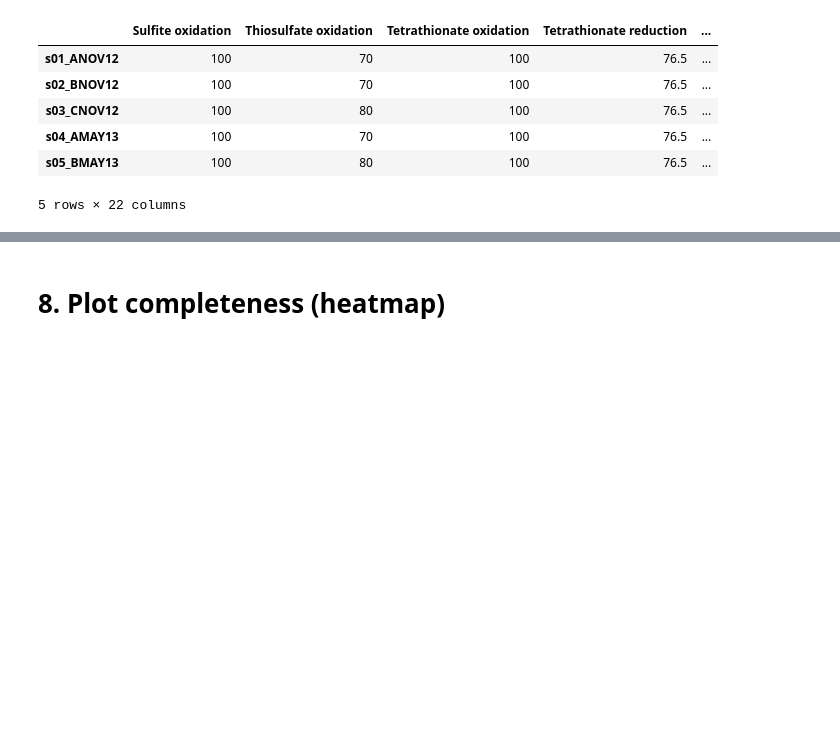
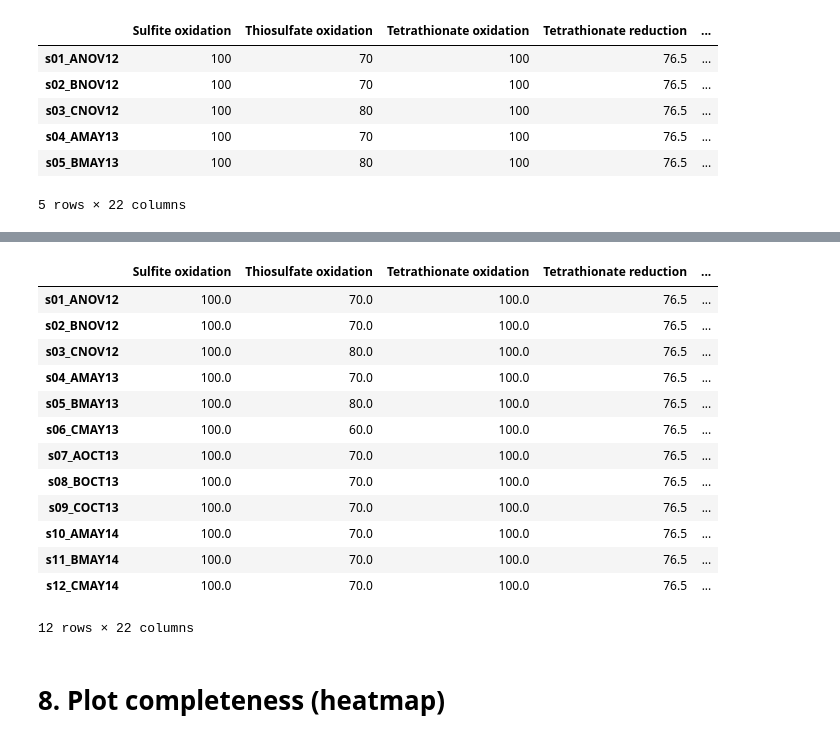
Before and after one commit to valdeanda/Time_series_mats, a Jupyter notebook: scripts/Pfams_completeness.ipynb, the cells around one changed output, grey strips where cells are left out. Drawn from its saved outputs; the diff is of its cells as text; code cells hidden in the pictures; blank space fills up the shorter version.

```diff
--- a/scripts/Pfams_completeness.ipynb
+++ b/scripts/Pfams_completeness.ipynb
@@ -233,3 +327,21 @@ comp.head()
+# %%
+comp=comp.T
+comp
+# %% [output]
+|  | Sulfite oxidation | Thiosulfate oxidation | Tetrathionate oxidation | Tetrathionate reduction | ... |
+| s01_ANOV12 | 100.0 | 70.0 | 100.0 | 76.5 | ... |
+| s02_BNOV12 | 100.0 | 70.0 | 100.0 | 76.5 | ... |
+| s03_CNOV12 | 100.0 | 80.0 | 100.0 | 76.5 | ... |
+| s04_AMAY13 | 100.0 | 70.0 | 100.0 | 76.5 | ... |
+| s05_BMAY13 | 100.0 | 80.0 | 100.0 | 76.5 | ... |
+| s06_CMAY13 | 100.0 | 60.0 | 100.0 | 76.5 | ... |
+| s07_AOCT13 | 100.0 | 70.0 | 100.0 | 76.5 | ... |
+| s08_BOCT13 | 100.0 | 70.0 | 100.0 | 76.5 | ... |
+| s09_COCT13 | 100.0 | 70.0 | 100.0 | 76.5 | ... |
+| s10_AMAY14 | 100.0 | 70.0 | 100.0 | 76.5 | ... |
+| s11_BMAY14 | 100.0 | 70.0 | 100.0 | 76.5 | ... |
+| s12_CMAY14 | 100.0 | 70.0 | 100.0 | 76.5 | ... |
+12 rows × 22 columns
 # %%
 comp=comp.T
 #To plot in time order for each site
```
Also changed, not shown: parts of 13 cells of this notebook.
